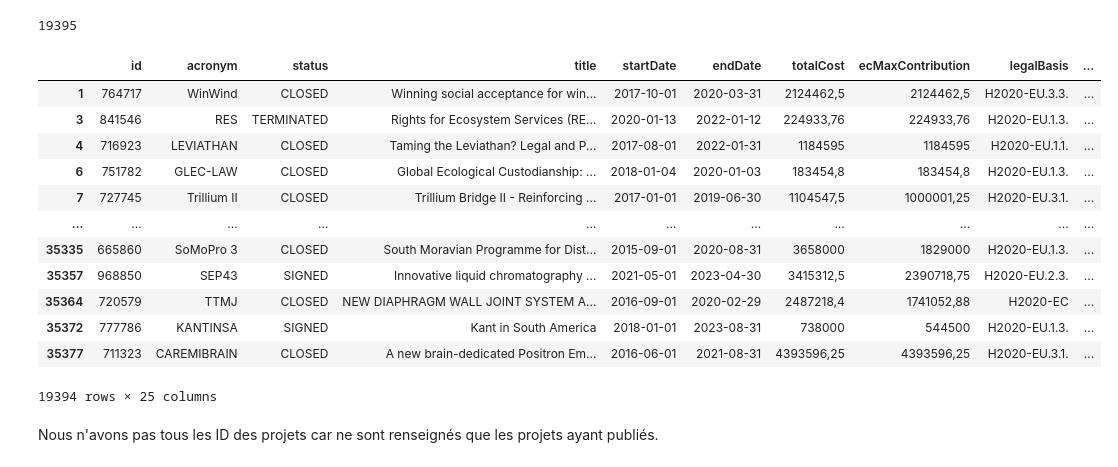
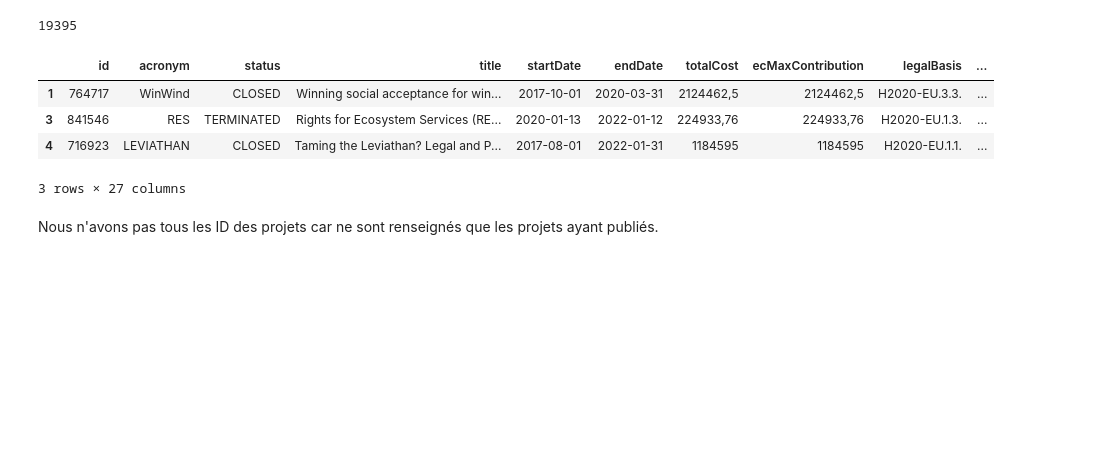
Before and after one commit to Cyrlyo/Cordis, a Jupyter notebook: Notebook/Cordis.ipynb, the cells around one changed output. Drawn from its saved outputs; the diff is of its cells as text; code cells hidden in the pictures; blank space fills up the shorter version.

```diff
--- a/Notebook/Cordis.ipynb
+++ b/Notebook/Cordis.ipynb
@@ -355,21 +367,13 @@ print(len(id_project_publi))
 # %% [output]
 19395
 # %%
-project[project["id"].isin(id_project_publi)]
+project[project["id"].isin(id_project_publi)].head(3)
 # %% [output]
 |  | id | acronym | status | title | startDate | endDate | totalCost | ecMaxContribution | legalBasis | ... |
 | 1 | 764717 | WinWind | CLOSED | Winning social acceptance for win... | 2017-10-01 | 2020-03-31 | 2124462,5 | 2124462,5 | H2020-EU.3.3. | ... |
 | 3 | 841546 | RES | TERMINATED | Rights for Ecosystem Services (RE... | 2020-01-13 | 2022-01-12 | 224933,76 | 224933,76 | H2020-EU.1.3. | ... |
 | 4 | 716923 | LEVIATHAN | CLOSED | Taming the Leviathan? Legal and P... | 2017-08-01 | 2022-01-31 | 1184595 | 1184595 | H2020-EU.1.1. | ... |
-| 6 | 751782 | GLEC-LAW | CLOSED | Global Ecological Custodianship: ... | 2018-01-04 | 2020-01-03 | 183454,8 | 183454,8 | H2020-EU.1.3. | ... |
-| 7 | 727745 | Trillium II | CLOSED | Trillium Bridge II - Reinforcing ... | 2017-01-01 | 2019-06-30 | 1104547,5 | 1000001,25 | H2020-EU.3.1. | ... |
-| ... | ... | ... | ... | ... | ... | ... | ... | ... | ... | ... |
-| 35335 | 665860 | SoMoPro 3 | CLOSED | South Moravian Programme for Dist... | 2015-09-01 | 2020-08-31 | 3658000 | 1829000 | H2020-EU.1.3. | ... |
-| 35357 | 968850 | SEP43 | SIGNED | Innovative liquid chromatography ... | 2021-05-01 | 2023-04-30 | 3415312,5 | 2390718,75 | H2020-EU.2.3. | ... |
-| 35364 | 720579 | TTMJ | CLOSED | NEW DIAPHRAGM WALL JOINT SYSTEM A... | 2016-09-01 | 2020-02-29 | 2487218,4 | 1741052,88 | H2020-EC | ... |
-| 35372 | 777786 | KANTINSA | SIGNED | Kant in South America | 2018-01-01 | 2023-08-31 | 738000 | 544500 | H2020-EU.1.3. | ... |
-| 35377 | 711323 | CAREMIBRAIN | CLOSED | A new brain-dedicated Positron Em... | 2016-06-01 | 2021-08-31 | 4393596,25 | 4393596,25 | H2020-EU.3.1. | ... |
-19394 rows × 25 columns
+3 rows × 27 columns
 # %% [markdown]
 Nous n'avons pas tous les ID des projets car ne sont renseignés que les projets ayant publiés.
 # %%
```
Also changed, not shown: parts of 36 cells of this notebook.
